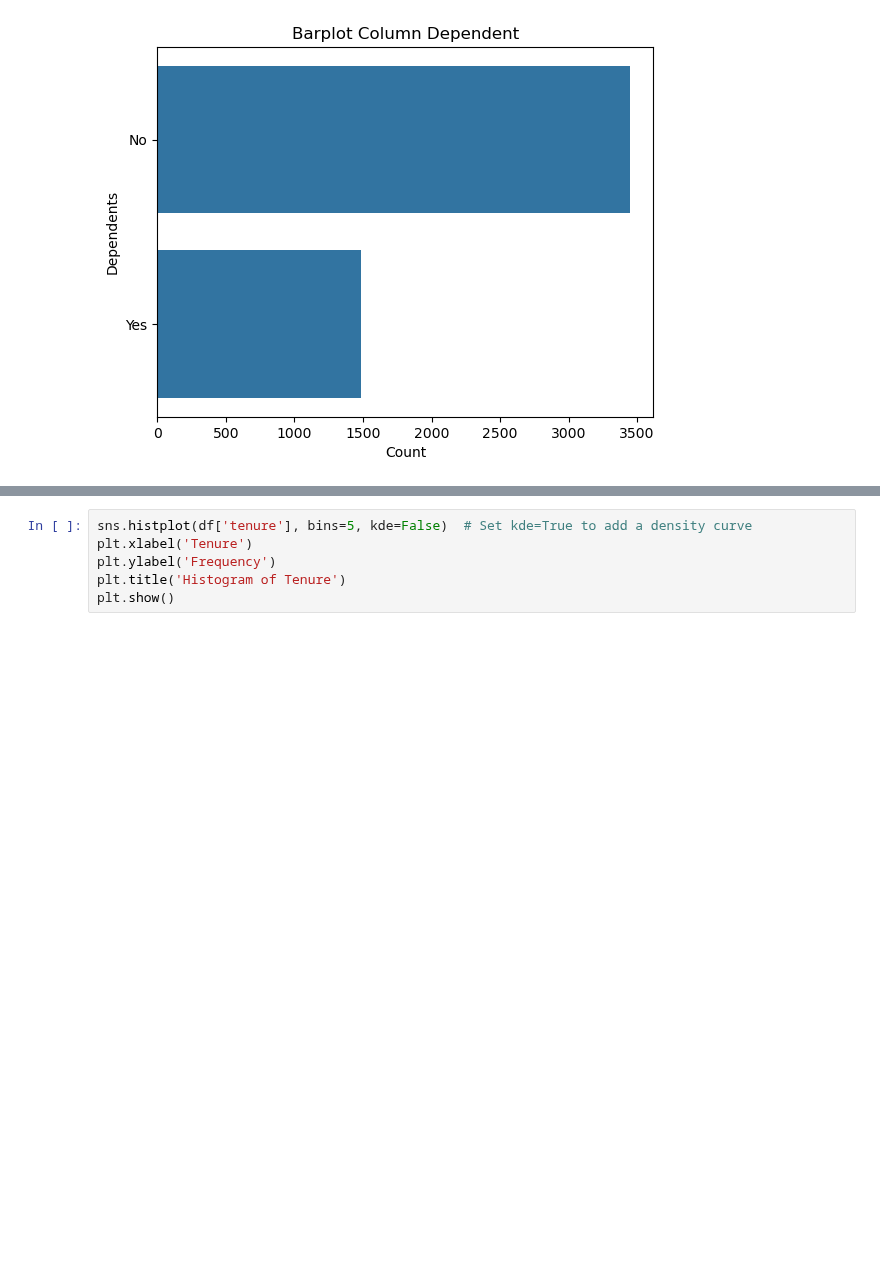
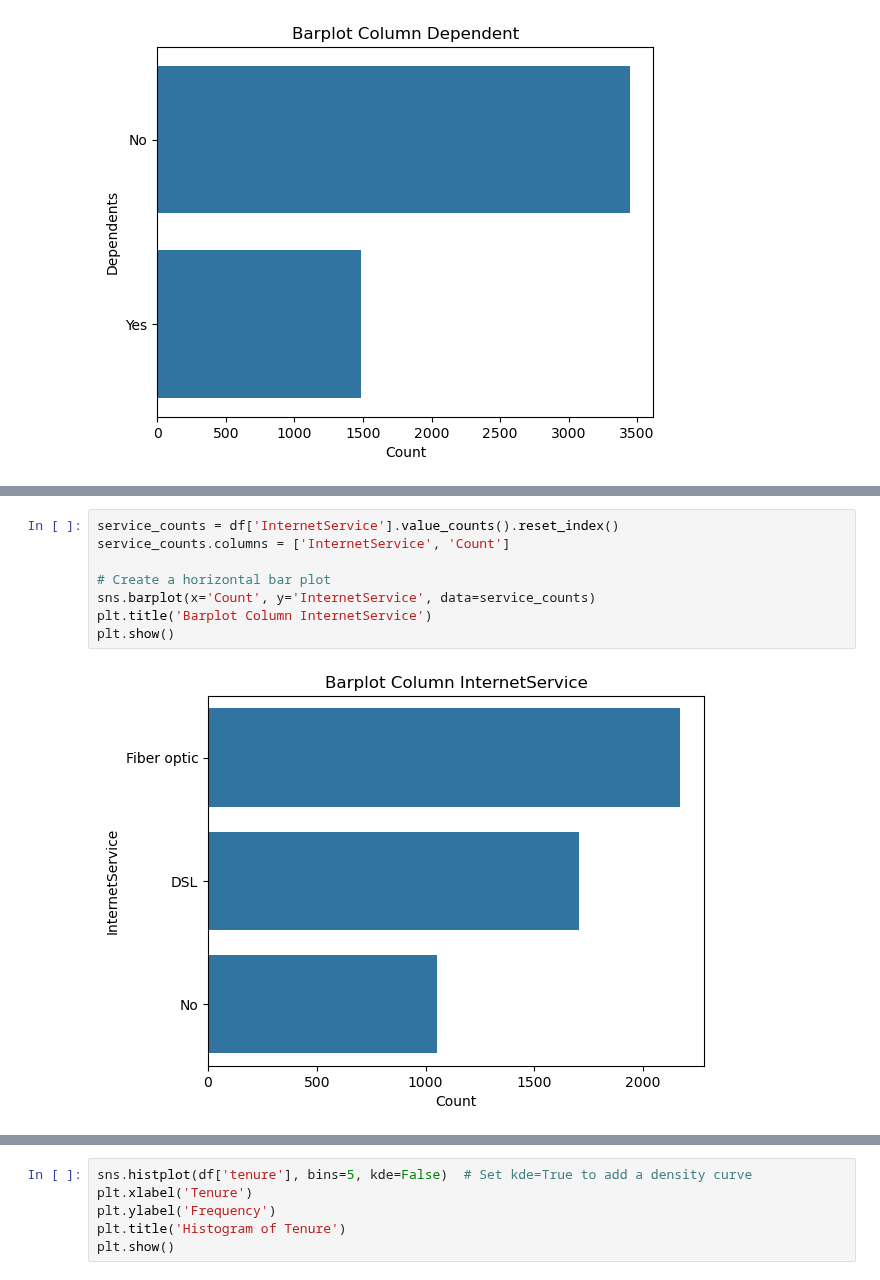
Before and after one commit to fahdmuchammad/Capstone-3-Purwadhika-Machine-learning, a Jupyter notebook: Capstone_3_Muchammad Fahd_Telco.ipynb, the cells around one changed output, grey strips where cells are left out. Saved outputs shown, nothing was run; the diff lists cells and outputs as text; blank space fills up the shorter version.

```diff
--- a/Capstone_3_Muchammad Fahd_Telco.ipynb
+++ b/Capstone_3_Muchammad Fahd_Telco.ipynb
@@ -119,0 +140,10 @@ plt.show()
+# %%
+service_counts = df['InternetService'].value_counts().reset_index()
+service_counts.columns = ['InternetService', 'Count']
+
+# Create a horizontal bar plot
+sns.barplot(x='Count', y='InternetService', data=service_counts)
+plt.title('Barplot Column InternetService')
+plt.show()
+# %% [output]
+[figure, added]
```
Also changed, not shown: parts of 7 cells of this notebook.
